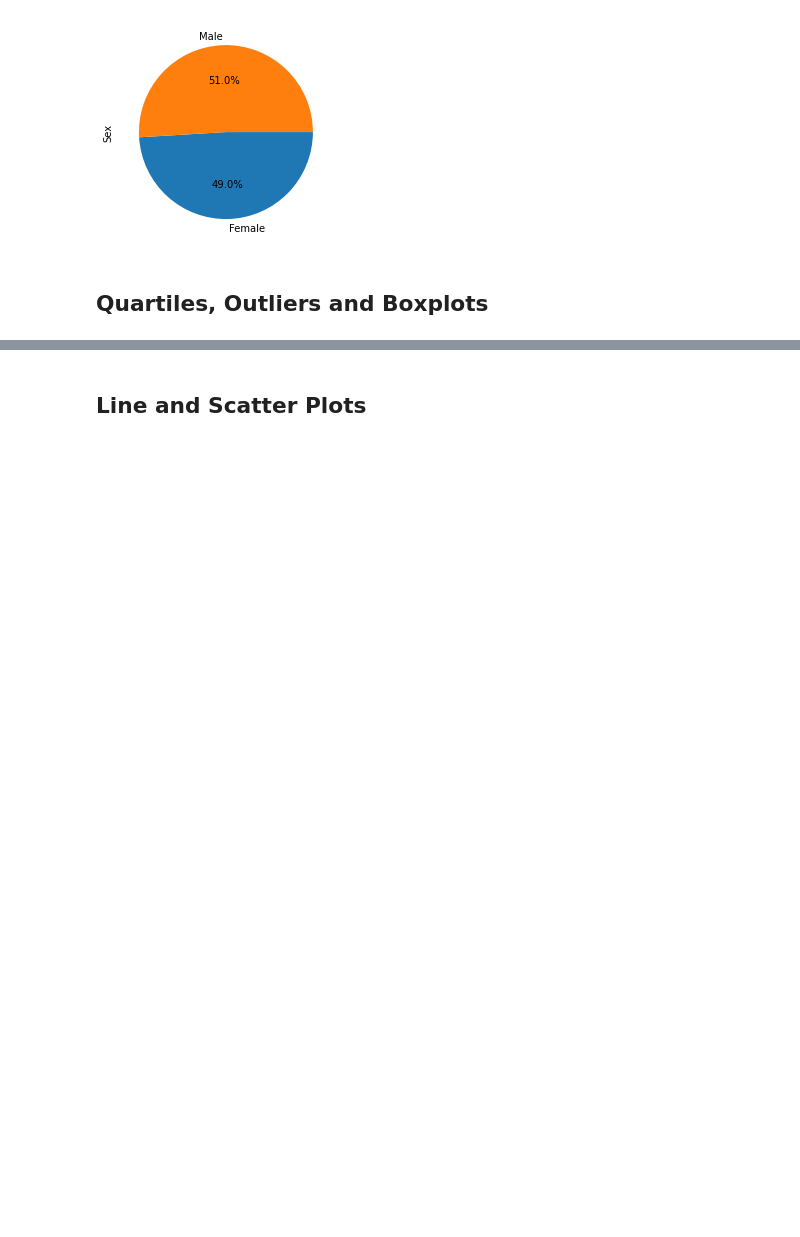
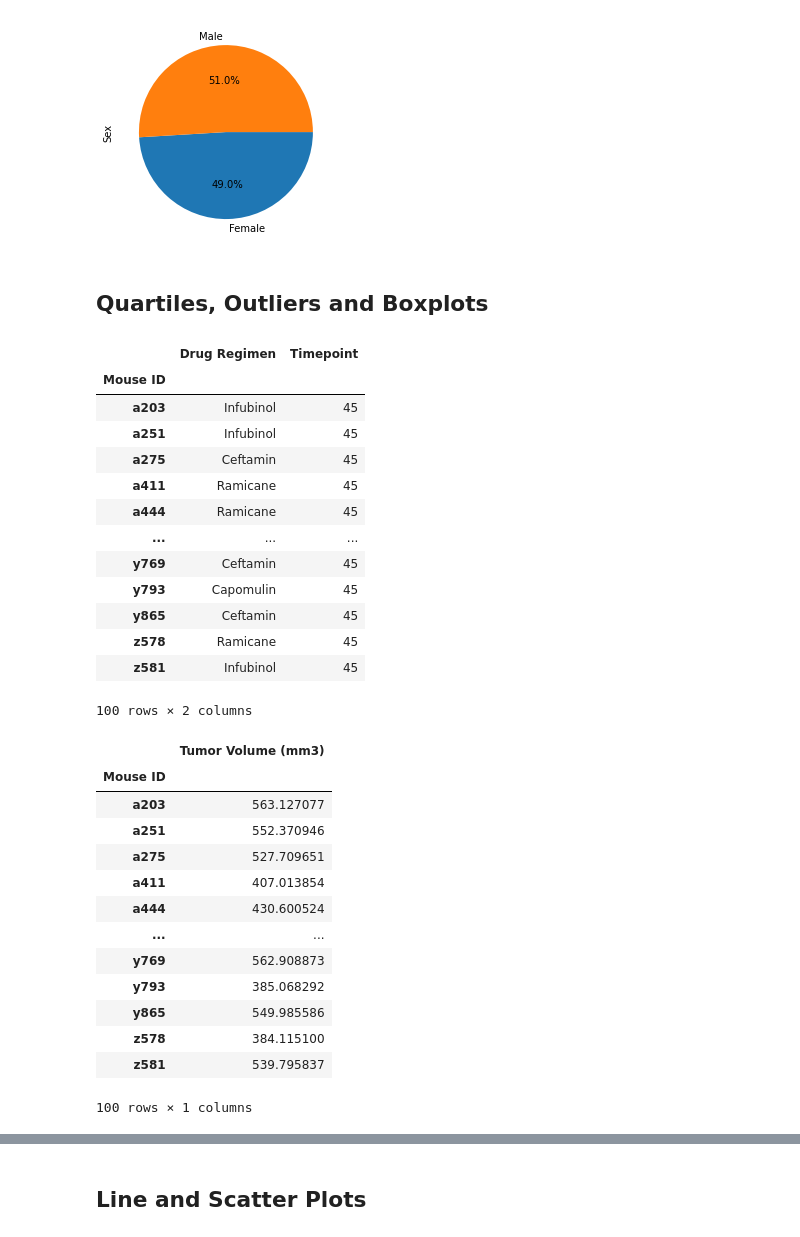
Before and after one commit to pparashar68/Matplotlib, a Jupyter notebook: Pymaceuticals/pymaceuticals.ipynb, the cells around one changed output, grey strips where cells are left out. Drawn from its saved outputs; the diff is of its cells as text; code cells hidden in the pictures; blank space fills up the shorter version.

```diff
--- a/Pymaceuticals/pymaceuticals.ipynb
+++ b/Pymaceuticals/pymaceuticals.ipynb
@@ -182,3 +180,41 @@ plt.show(block=False)
 [figure]
 # %% [markdown]
 ## Quartiles, Outliers and Boxplots
+# %%
+treatment_regimens_condition = clean_df_after_dropping_duplicate["Drug Regimen"].isin(["Capomulin","Ramicane","Infubinol","Ceftamin"])
+treatment_regimens_condition_df = clean_df_after_dropping_duplicate[treatment_regimens_condition][["Mouse ID","Drug Regimen","Tumor Volume (mm3)"]]
+treatment_regimens_group_df = treatment_regimens_condition_df.groupby("Mouse ID")
+greatest_timepoint_mice_df =  clean_df_after_dropping_duplicate[treatment_regimens_condition][["Mouse ID","Drug Regimen","Timepoint"]]
+greatest_timepoint_group_df = greatest_timepoint_mice_df.groupby(["Mouse ID"])
+treatment_regimens_group_df.sum()
+greatest_timepoint_group_df.max()
+display(greatest_timepoint_group_df.max(),treatment_regimens_group_df.sum())
+# %% [output]
+|  | Drug Regimen | Timepoint |
+| Mouse ID |  |  |
+| a203 | Infubinol | 45 |
+| a251 | Infubinol | 45 |
+| a275 | Ceftamin | 45 |
+| a411 | Ramicane | 45 |
+| a444 | Ramicane | 45 |
+| ... | ... | ... |
+| y769 | Ceftamin | 45 |
+| y793 | Capomulin | 45 |
+| y865 | Ceftamin | 45 |
+| z578 | Ramicane | 45 |
+| z581 | Infubinol | 45 |
+100 rows × 2 columns
+|  | Tumor Volume (mm3) |
+| Mouse ID |  |
+| a203 | 563.127077 |
+| a251 | 552.370946 |
+| a275 | 527.709651 |
+| a411 | 407.013854 |
+| a444 | 430.600524 |
+| ... | ... |
+| y769 | 562.908873 |
+| y793 | 385.068292 |
+| y865 | 549.985586 |
+| z578 | 384.115100 |
+| z581 | 539.795837 |
+100 rows × 1 columns
```
Also changed, not shown: parts of 4 cells of this notebook.
